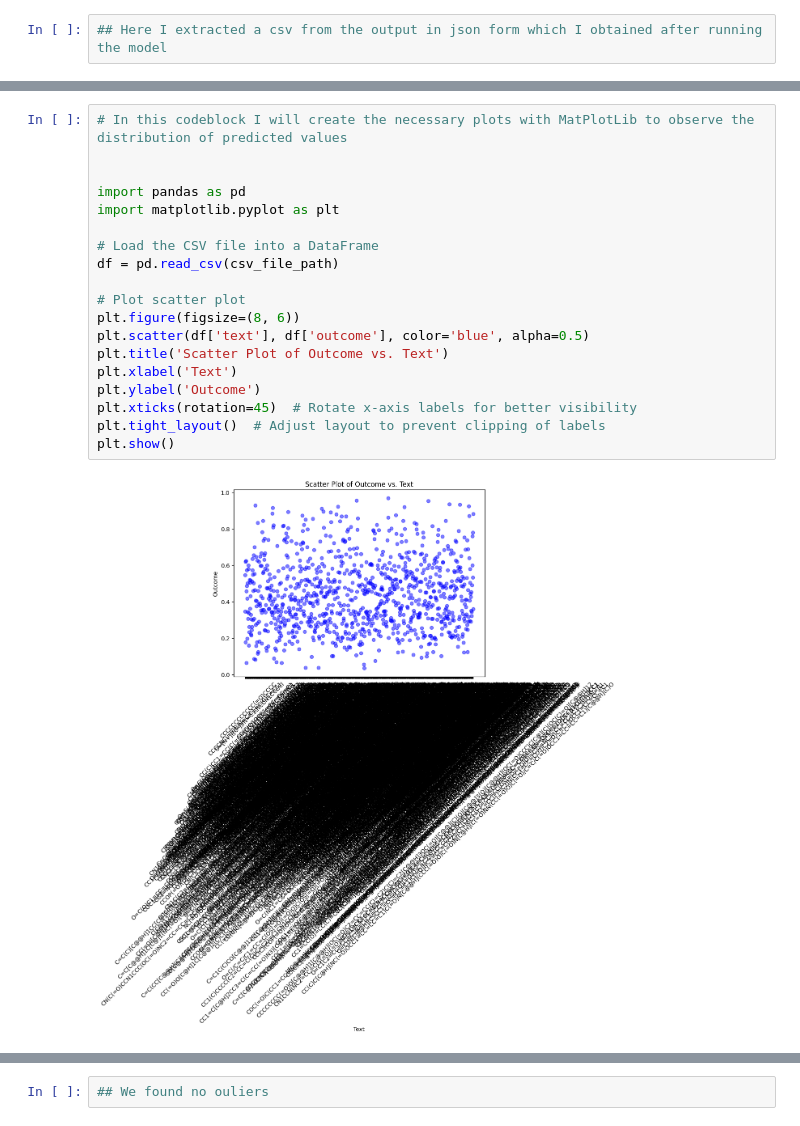
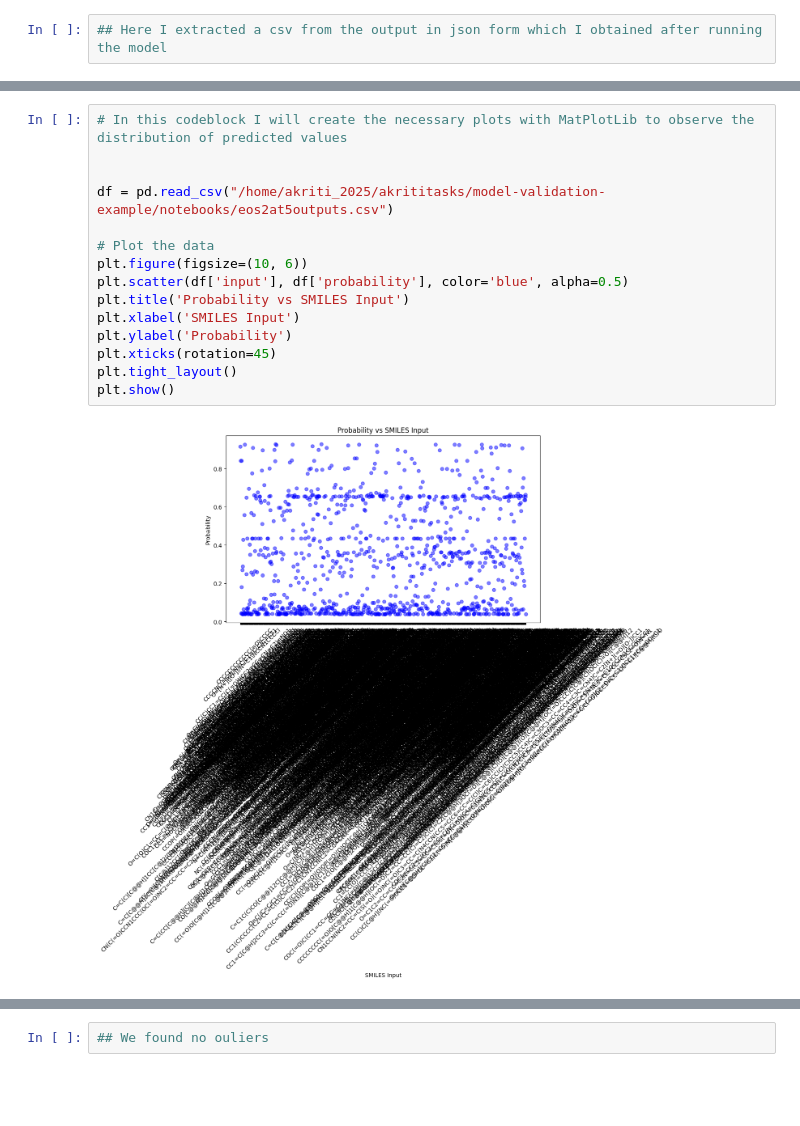
Before and after one commit to akriti-dhurandher/model-validation-example, a Jupyter notebook: notebooks/00_model_bias.ipynb, the cells around one changed output, grey strips where cells are left out. Saved outputs shown, nothing was run; the diff lists cells and outputs as text; blank space fills up the shorter version.

```diff
--- a/notebooks/00_model_bias.ipynb
+++ b/notebooks/00_model_bias.ipynb
@@ -184,23 +161,19 @@ Summary statistics of numerical columns:
 # %%
 # In this codeblock I will create the necessary plots with MatPlotLib to observe the distribution of predicted values
 
 
-import pandas as pd
-import matplotlib.pyplot as plt
+df = pd.read_csv("/home/akriti_2025/akrititasks/model-validation-example/notebooks/eos2at5outputs.csv")
 
-# Load the CSV file into a DataFrame
-df = pd.read_csv(csv_file_path)
-
-# Plot scatter plot
-plt.figure(figsize=(8, 6))
-plt.scatter(df['text'], df['outcome'], color='blue', alpha=0.5)
-plt.title('Scatter Plot of Outcome vs. Text')
-plt.xlabel('Text')
-plt.ylabel('Outcome')
-plt.xticks(rotation=45)  # Rotate x-axis labels for better visibility
-plt.tight_layout()  # Adjust layout to prevent clipping of labels
+# Plot the data
+plt.figure(figsize=(10, 6))
+plt.scatter(df['input'], df['probability'], color='blue', alpha=0.5)
+plt.title('Probability vs SMILES Input')
+plt.xlabel('SMILES Input')
+plt.ylabel('Probability')
+plt.xticks(rotation=45)
+plt.tight_layout()
 plt.show()
 # %% [output]
-[figure, old version]
+[figure, new version]
 # %%
 #Indexing the text (smiles string) then plotting a scatter plot
```
Also changed, not shown: parts of 22 cells of this notebook, 6 other files.
